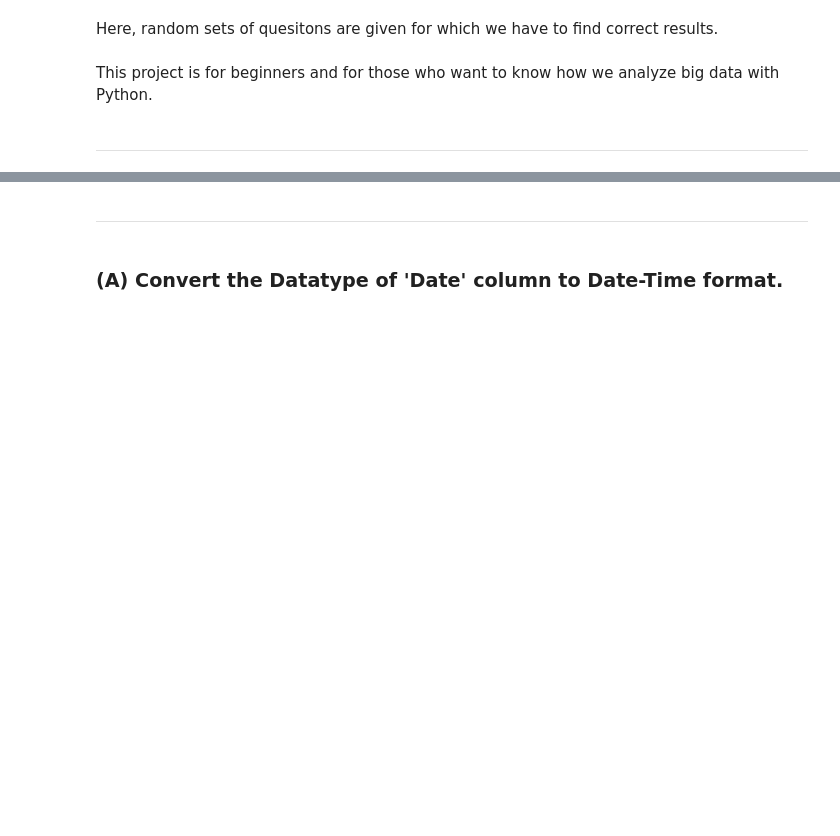
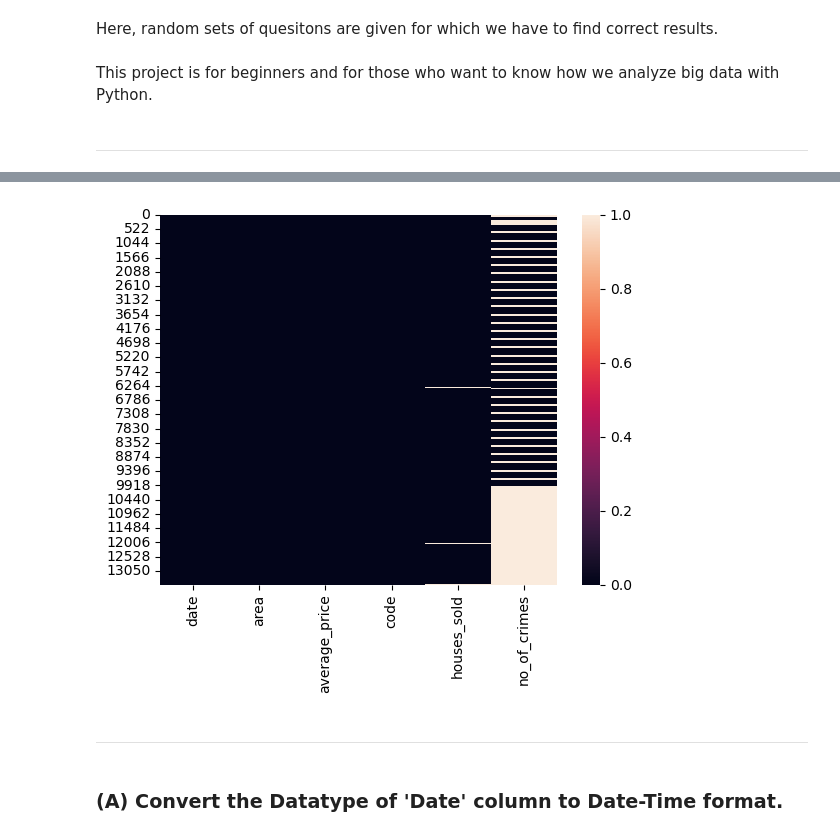
Before and after one commit to anupupadhaya123/data_analysis_python, a Jupyter notebook: london_housing_analysis.ipynb, the cells around one changed output, grey strips where cells are left out. Drawn from its saved outputs; the diff is of its cells as text; code cells hidden in the pictures; blank space fills up the shorter version.

Commit message:
column added, matplotlib heatmap,null value check

```diff
--- a/london_housing_analysis.ipynb
+++ b/london_housing_analysis.ipynb
@@ -28,0 +31,2 @@ This project is for beginners and for those who want to know how we analyze big
+# %%
+data = pd.read_csv(r"E:\python\data_analysis_python\London+Dataset.csv")
@@ -29,3 +85,8 @@ This project is for beginners and for those who want to know how we analyze big
+# %%
+sns.heatmap(data.isnull())
+plt.show()
+# %% [output]
+[figure, added]
 # %% [markdown]
 -----
 # %% [markdown]
```
Also changed, not shown: parts of 22 cells of this notebook.
